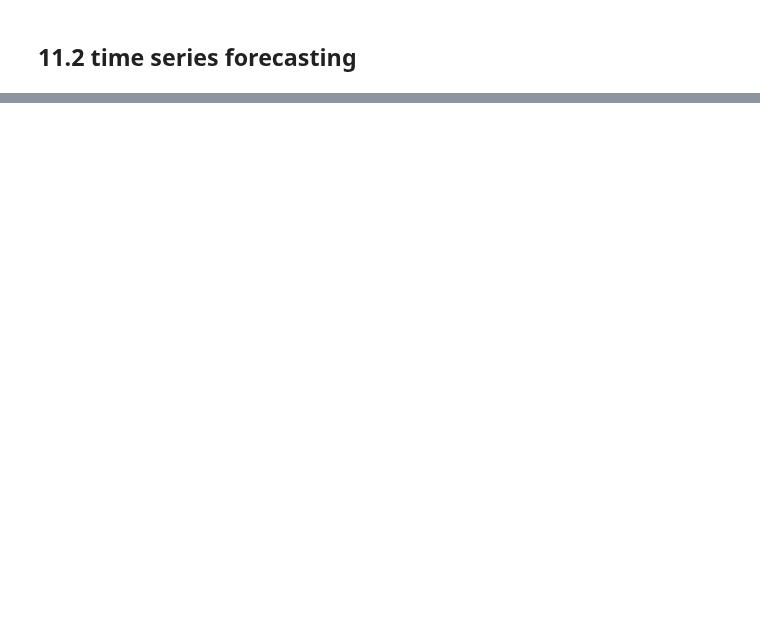
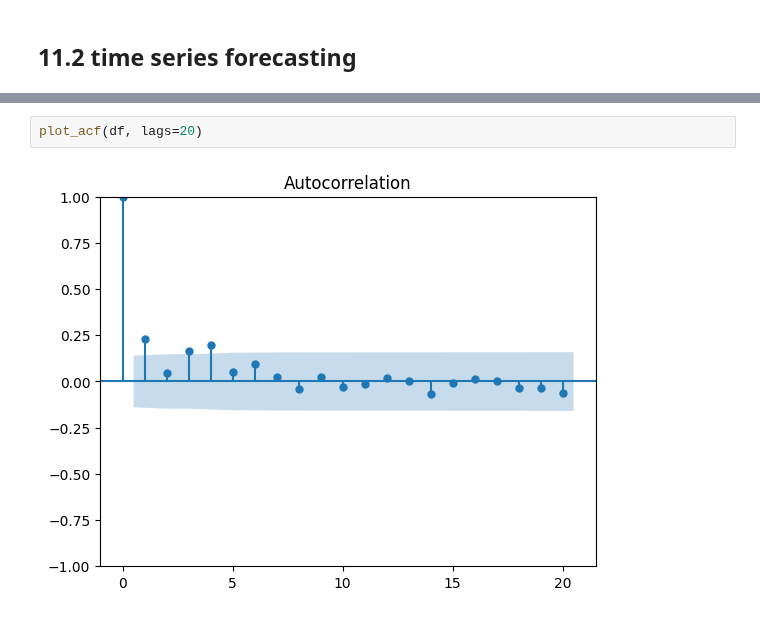
Before and after one commit to junting-huang/data_storytelling, a Jupyter notebook: case_11_time.ipynb, the cells around one changed output, grey strips where cells are left out. Drawn from its saved outputs; the diff is of its cells as text; blank space fills up the shorter version.

```diff
--- a/case_11_time.ipynb
+++ b/case_11_time.ipynb
@@ -45,0 +191,4 @@ In the following code, we create a function *plot_sentiment_arc* that reads a te
+# %%
+plot_acf(df, lags=20)
+# %% [output]
+[figure, added]
```
Also changed, not shown: parts of 38 cells of this notebook, 2 other files.
